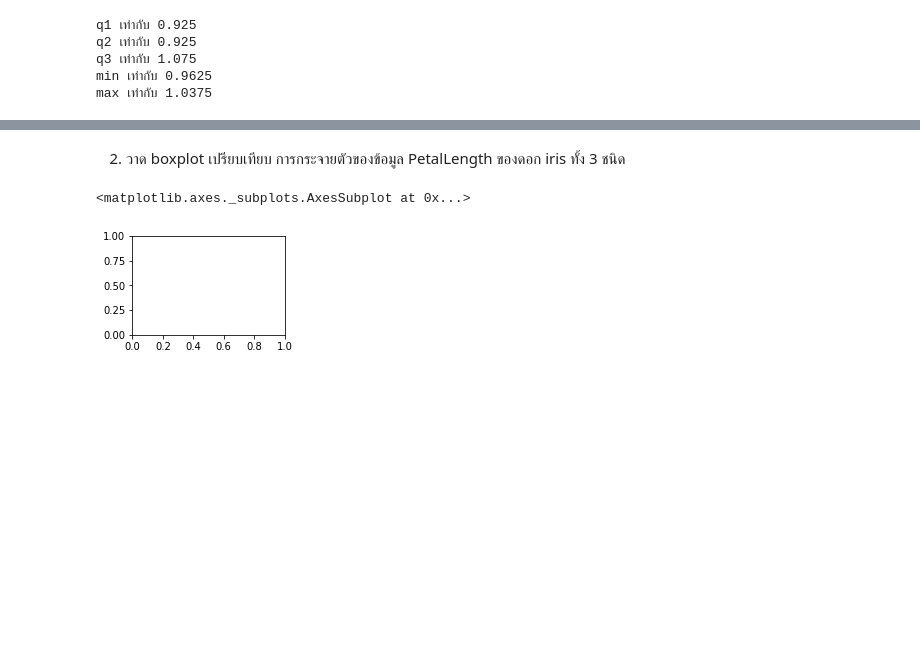
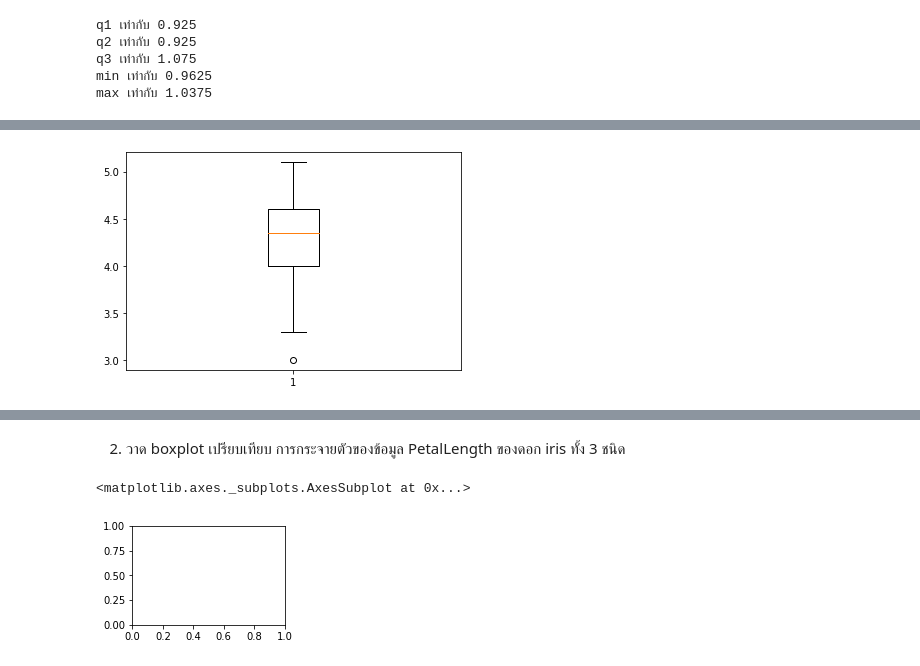
Before and after one commit to 623021000-1thaksina/data_viz_2022, a Jupyter notebook: DataViz02_Data_Distribution_.ipynb, the cells around one changed output, grey strips where cells are left out. Saved outputs shown, nothing was run; the diff lists cells and outputs as text; code cells hidden in the pictures; blank space fills up the shorter version.

```diff
--- a/DataViz02_Data_Distribution_.ipynb
+++ b/DataViz02_Data_Distribution_.ipynb
@@ -336,0 +341,4 @@ max เท่ากับ 4.0
+# %%
+versicolorbp = plt.boxplot(df['PetalLength'][50:100],vert=True)
+# %% [output]
+[figure, added]
```
Also changed, not shown: parts of 24 cells of this notebook.
